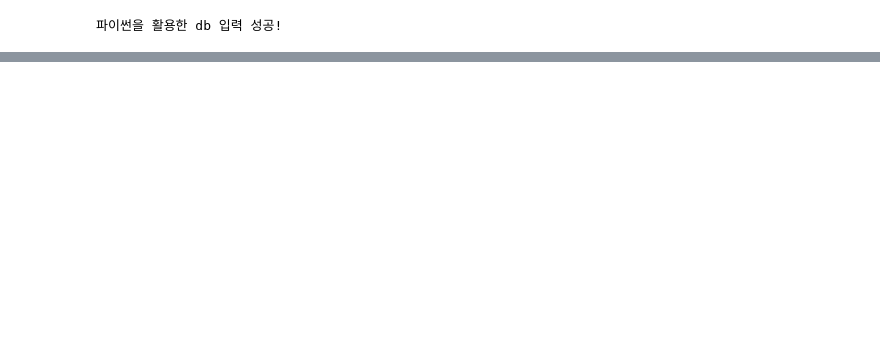
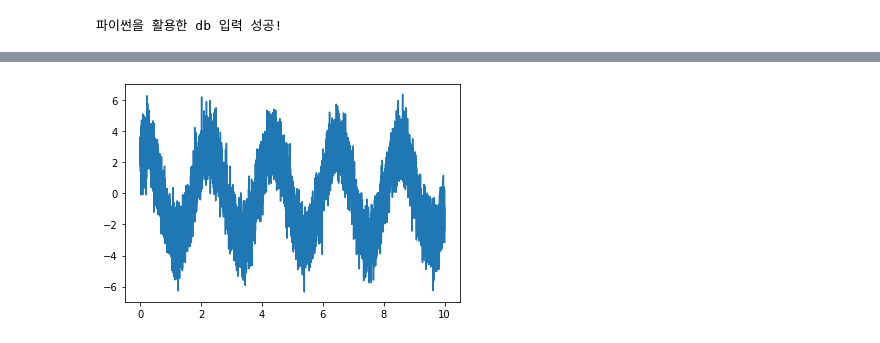
Before and after one commit to KHWeb19/LectureContents, a Jupyter notebook: python/fourth.ipynb, the cells around one changed output, grey strips where cells are left out. Saved outputs shown, nothing was run; the diff lists cells and outputs as text; code cells hidden in the pictures; blank space fills up the shorter version.

```diff
--- a/python/fourth.ipynb
+++ b/python/fourth.ipynb
@@ -37,0 +226,5 @@ print('파이썬을 활용한 db 입력 성공!')
+# %%
+plt.plot(sample_time, current)
+plt.show()
+# %% [output]
+[figure, added]
```
Also changed, not shown: parts of 24 cells of this notebook, 3 other files.
